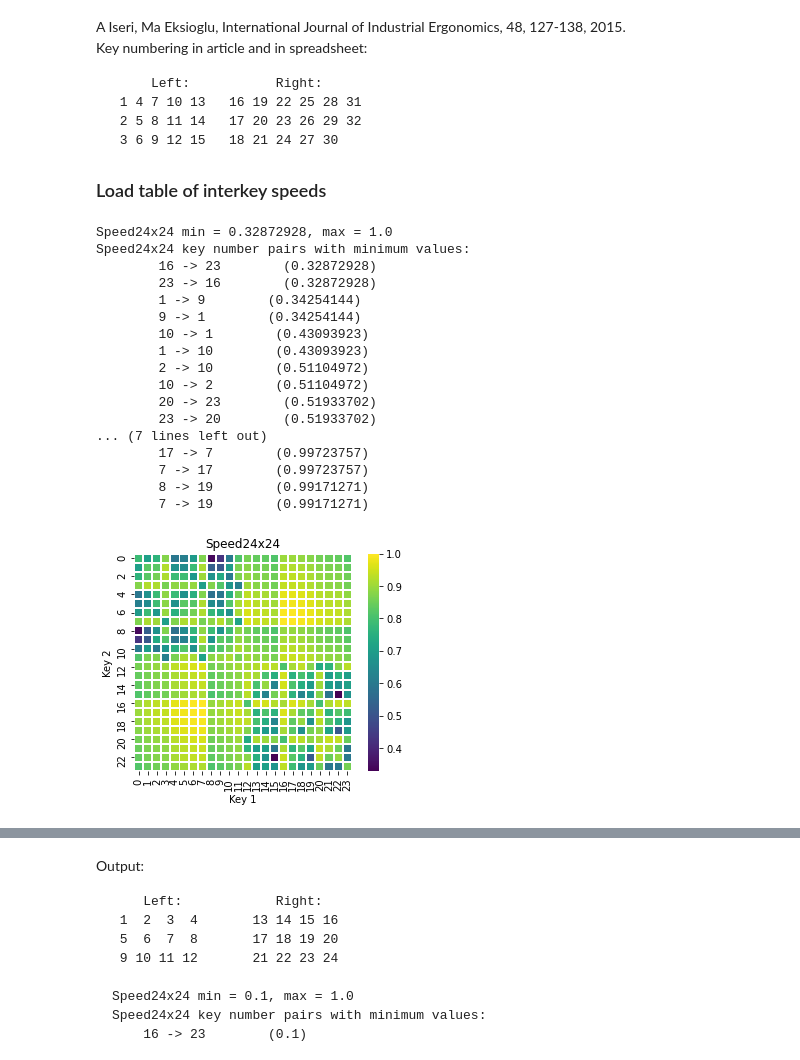
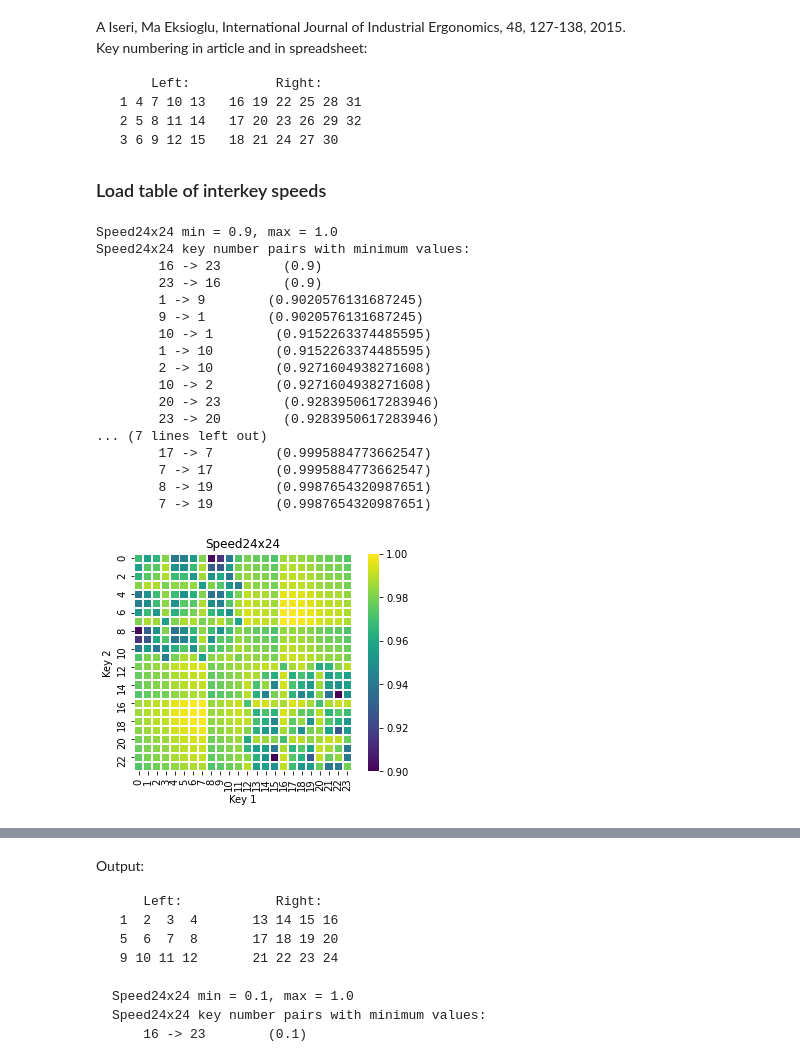
Before and after one commit to binarybottle/engram, a Jupyter notebook: engram_layout.ipynb, the cells around one changed output, grey strips where cells are left out. Saved outputs shown, nothing was run; the diff lists cells and outputs as text; code cells hidden in the pictures.

```diff
--- a/engram_layout.ipynb
+++ b/engram_layout.ipynb
@@ -547,10 +547,11 @@ import matplotlib.pyplot as plt
 import seaborn as sns
 
 # Influence of strength data
-strength_factor = 0.01  # Published finger strength data is given very low weight, and is used primarily for ordering initial sequence of letters in Step 1.
+strength_factor = 0.1 #0.01  # Published finger strength data is given very low weight, and is used primarily for ordering initial sequence of letters in Step 1.
 
 # Influence of speed data
-speed_factor = 0.0  # Published speed data was only used for early experimentation.
+apply_speed = False
+speed_factor = 0.1 # 0.01  # Published speed data was only used for early experimentation.
 
 
 # Find all permutations of letters, optimize layout, and generate output:
@@ -1126,9 +1127,6 @@ Key numbering in article and in spreadsheet:
 
 ### Load table of interkey speeds
 # %%
-#speed_factor = 1
-#if speed_factor > 0.0:
-
 load_original_interkey_timings_table = False
 if load_original_interkey_timings_table:
 
@@ -1168,14 +1166,6 @@ if load_original_interkey_timings_table:
             avgvalue = (Time24x24[i,j] + Time24x24[j,i]) / 2
             TimeSymmetric24x24[i,j] = avgvalue
             TimeSymmetric24x24[j,i] = avgvalue
-
-    # Normalize matrix with min-max scaling to a range with maximum = 1:
-    newMin = 1.0 - strength_factor  # np.min(TimeSymmetric24x24) / np.max(TimeSymmetric24x24)
-    newMax = 1.0
-    TimeSymmetric24x24 = newMin + (TimeSymmetric24x24 - np.min(TimeSymmetric24x24)) * (newMax - newMin) / (np.max(TimeSymmetric24x24) - np.min(TimeSymmetric24x24))
-
-    # Convert relative interkey stroke times to relative speeds by subtracting from 1:
-    Speed24x24 = 1 - TimeSymmetric24x24 + np.min(TimeSymmetric24x24)
 
     # Print:
     print(repr(Speed24x24))
@@ -1279,55 +1269,63 @@ else:
    [0.87845304, 0.90055249, 0.91436464, 0.9198895 , 0.95027624,
     0.96685083, 0.97790055, 0.98066298, 0.87569061, 0.88950276,
     0.90607735, 0.92541436, 0.87569061, 0.75966851, 0.69060773,
     0.68508287, 0.90883978, 0.82320442, 0.66574586, 0.85911602,
     0.88674033, 0.72099448, 0.51933702, 0.69337017],
    [0.85635359, 0.87845304, 0.89226519, 0.89779006, 0.9281768 ,
     0.94475138, 0.9558011 , 0.9558011 , 0.85082873, 0.86740331,
     0.8839779 , 0.90331492, 0.74033149, 0.91712707, 0.90055249,
     0.87569061, 0.79834254, 0.9281768 , 0.9281768 , 0.88674033,
     0.91160221, 0.94198895, 0.93646409, 0.84530387],
    [0.84530387, 0.86740331, 0.87845304, 0.88674033, 0.91712707,
     0.93093923, 0.94198895, 0.94475138, 0.83977901, 0.85359116,
     0.87292818, 0.88950276, 0.76519337, 0.70165746, 0.70441989,
     0.58839779, 0.91712707, 0.76519337, 0.81767956, 0.72099448,
     0.94198895, 0.91160221, 0.84530387, 0.59668508],
    [0.83977901, 0.86187845, 0.87569061, 0.88121547, 0.91160221,
     0.9281768 , 0.93922652, 0.93922652, 0.83425414, 0.85082873,
     0.86740331, 0.88674033, 0.88121547, 0.75414365, 0.66850829,
     0.32872928, 0.94475138, 0.82320442, 0.75414365, 0.51933702,
     0.93646409, 0.84530387, 0.89502762, 0.59668508],
    [0.81767956, 0.83977901, 0.85359116, 0.85911602, 0.88950276,
     0.90607735, 0.91712707, 0.91712707, 0.8121547 , 0.82872928,
     0.84530387, 0.86464088, 0.9281768 , 0.70441989, 0.70718232,
     0.67679558, 0.93370166, 0.79281768, 0.67955801, 0.69337017,
     0.84530387, 0.59668508, 0.59668508, 0.85911602]])
 
-    # Print:
-    print_matrix_info(matrix_data=Speed24x24, matrix_label="Speed24x24", nkeys=24, nlines=10)
-    heatmap(data=Speed24x24, title="Speed24x24", xlabel="Key 1", ylabel="Key 2")
+# Normalize matrix with min-max scaling to a range with maximum = 1:
+newMin = 1.0 - speed_factor  # np.min(TimeSymmetric24x24) / np.max(TimeSymmetric24x24)
+newMax = 1.0
+TimeSymmetric24x24 = newMin + (TimeSymmetric24x24 - np.min(TimeSymmetric24x24)) * (newMax - newMin) / (np.max(TimeSymmetric24x24) - np.min(TimeSymmetric24x24))
 
-    # Save:
-    file = open("Speed24x24.txt", "w+")
-    file.write(str(Speed24x24))
-    file.close()
+# Convert relative interkey stroke times to relative speeds by subtracting from 1:
+Speed24x24 = 1 - TimeSymmetric24x24 + np.min(TimeSymmetric24x24)
+
+# Print:
+print_matrix_info(matrix_data=Speed24x24, matrix_label="Speed24x24", nkeys=24, nlines=10)
+heatmap(data=Speed24x24, title="Speed24x24", xlabel="Key 1", ylabel="Key 2")
+
+# Save:
+file = open("Speed24x24.txt", "w+")
+file.write(str(Speed24x24))
+file.close()
 # %% [output]
-Speed24x24 min = 0.32872928, max = 1.0
+Speed24x24 min = 0.9, max = 1.0
 Speed24x24 key number pairs with minimum values:
-        16 -> 23        (0.32872928)
-        23 -> 16        (0.32872928)
-        1 -> 9        (0.34254144)
-        9 -> 1        (0.34254144)
-        10 -> 1        (0.43093923)
-        1 -> 10        (0.43093923)
-        2 -> 10        (0.51104972)
-        10 -> 2        (0.51104972)
-        20 -> 23        (0.51933702)
-        23 -> 20        (0.51933702)
+        16 -> 23        (0.9)
+        23 -> 16        (0.9)
+        1 -> 9        (0.9020576131687245)
+        9 -> 1        (0.9020576131687245)
+        10 -> 1        (0.9152263374485595)
+        1 -> 10        (0.9152263374485595)
+        2 -> 10        (0.9271604938271608)
+        10 -> 2        (0.9271604938271608)
+        20 -> 23        (0.9283950617283946)
+        23 -> 20        (0.9283950617283946)
 ... (7 lines left out)
-        17 -> 7        (0.99723757)
-        7 -> 17        (0.99723757)
-        8 -> 19        (0.99171271)
-        7 -> 19        (0.99171271)
+        17 -> 7        (0.9995884773662547)
+        7 -> 17        (0.9995884773662547)
+        8 -> 19        (0.9987654320987651)
+        7 -> 19        (0.9987654320987651)
-[figure, old version]
+[figure, new version]
 # %%
 # Histogram
```
Also changed, not shown: parts of 12 cells of this notebook.
